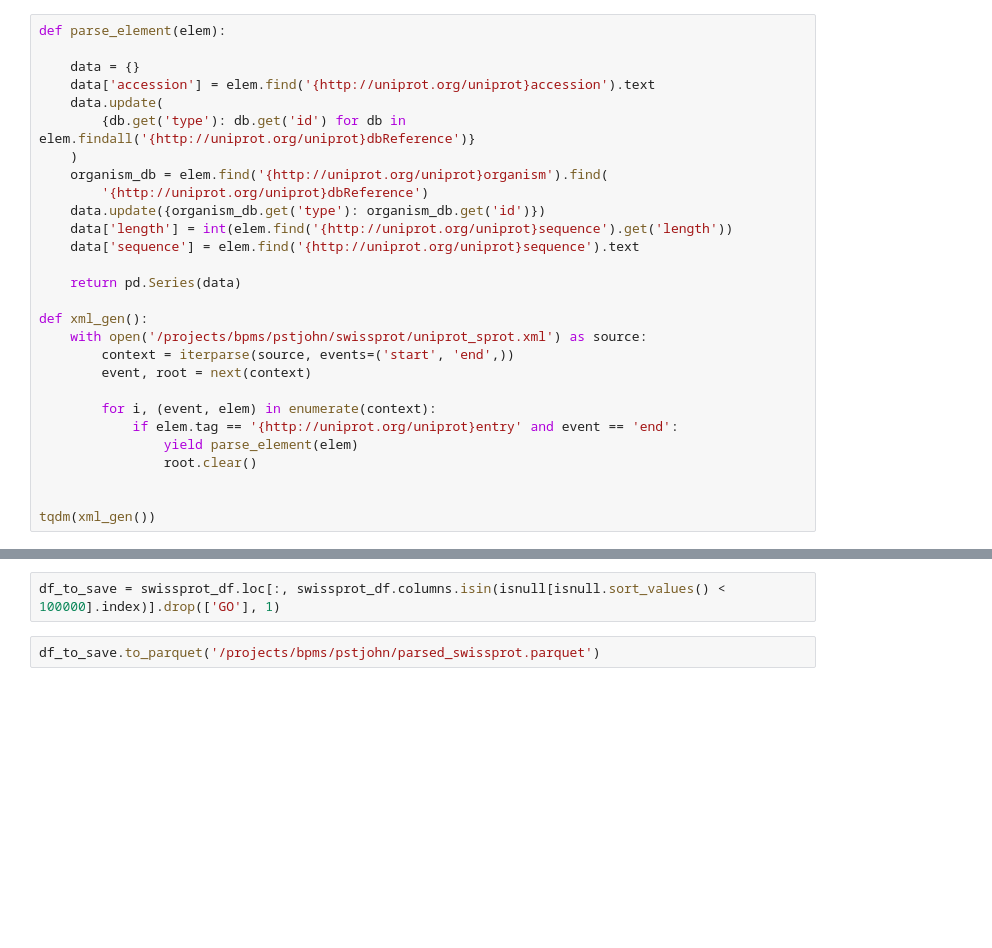
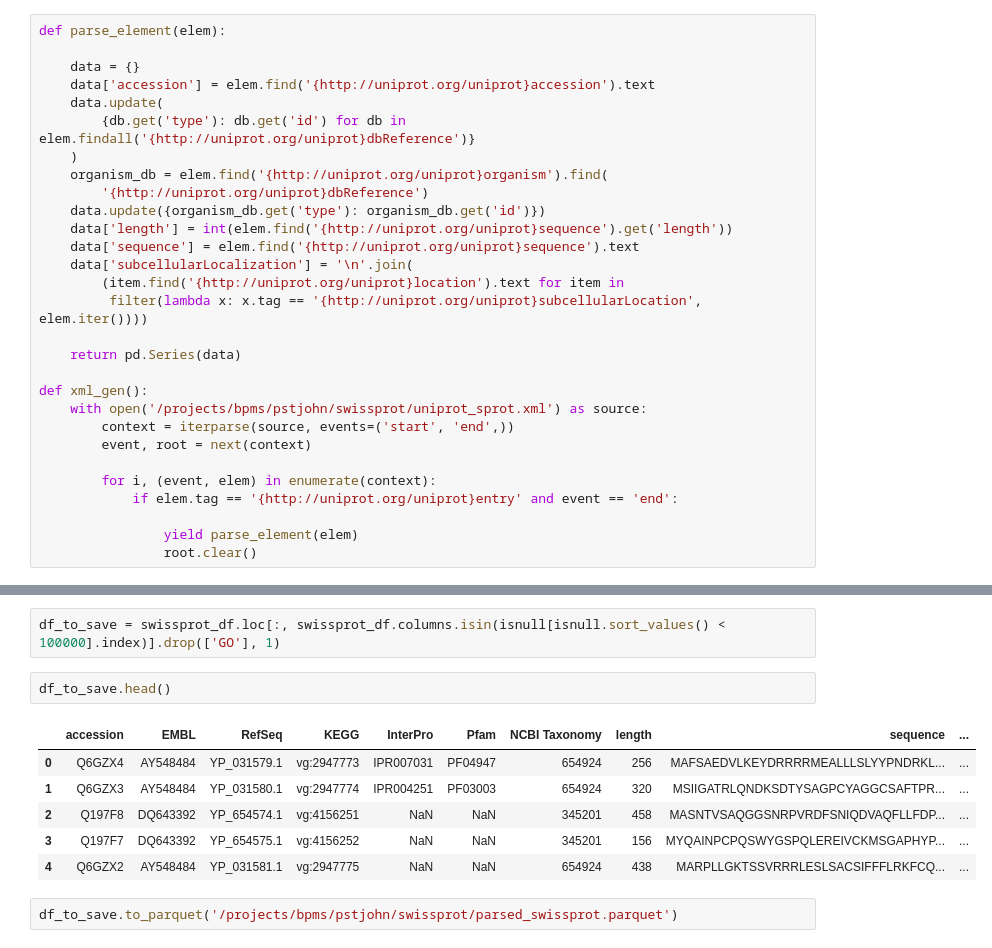
Before and after one commit to pstjohn/uniparc_modeling, a Jupyter notebook: dataset_parsing/parse_swissprot.ipynb, the cells around one changed output, grey strips where cells are left out. Saved outputs shown, nothing was run; the diff lists cells and outputs as text; blank space fills up the shorter version.

```diff
--- a/dataset_parsing/parse_swissprot.ipynb
+++ b/dataset_parsing/parse_swissprot.ipynb
@@ -15,6 +15,9 @@ def parse_element(elem):
     data.update({organism_db.get('type'): organism_db.get('id')})
     data['length'] = int(elem.find('{http://uniprot.org/uniprot}sequence').get('length'))
     data['sequence'] = elem.find('{http://uniprot.org/uniprot}sequence').text
+    data['subcellularLocalization'] = '\n'.join(
+        (item.find('{http://uniprot.org/uniprot}location').text for item in
+         filter(lambda x: x.tag == '{http://uniprot.org/uniprot}subcellularLocation', elem.iter())))
 
     return pd.Series(data)
 
@@ -25,11 +28,9 @@ def xml_gen():
 
         for i, (event, elem) in enumerate(context):
             if elem.tag == '{http://uniprot.org/uniprot}entry' and event == 'end':
+
                 yield parse_element(elem)
                 root.clear()
-
-
-tqdm(xml_gen())
 # %%
 swissprot_df = pd.DataFrame(tqdm(xml_gen()))
 # %%
@@ -50,4 +38,13 @@ dtype: int64
 # %%
 df_to_save = swissprot_df.loc[:, swissprot_df.columns.isin(isnull[isnull.sort_values() < 100000].index)].drop(['GO'], 1)
+# %%
+df_to_save.head()
+# %% [output]
+|  | accession | EMBL | RefSeq | KEGG | InterPro | Pfam | NCBI Taxonomy | length | sequence | ... |
+| 0 | Q6GZX4 | AY548484 | YP_031579.1 | vg:2947773 | IPR007031 | PF04947 | 654924 | 256 | MAFSAEDVLKEYDRRRRMEALLLSLYYPNDRKL... | ... |
+| 1 | Q6GZX3 | AY548484 | YP_031580.1 | vg:2947774 | IPR004251 | PF03003 | 654924 | 320 | MSIIGATRLQNDKSDTYSAGPCYAGGCSAFTPR... | ... |
+| 2 | Q197F8 | DQ643392 | YP_654574.1 | vg:4156251 | NaN | NaN | 345201 | 458 | MASNTVSAQGGSNRPVRDFSNIQDVAQFLLFDP... | ... |
+| 3 | Q197F7 | DQ643392 | YP_654575.1 | vg:4156252 | NaN | NaN | 345201 | 156 | MYQAINPCPQSWYGSPQLEREIVCKMSGAPHYP... | ... |
+| 4 | Q6GZX2 | AY548484 | YP_031581.1 | vg:2947775 | NaN | NaN | 654924 | 438 | MARPLLGKTSSVRRRLESLSACSIFFFLRKFCQ... | ... |
 # %%
-df_to_save.to_parquet('/projects/bpms/pstjohn/parsed_swissprot.parquet')
+df_to_save.to_parquet('/projects/bpms/pstjohn/swissprot/parsed_swissprot.parquet')
```
Also changed, not shown: parts of 1 cell of this notebook, 6 other files.
